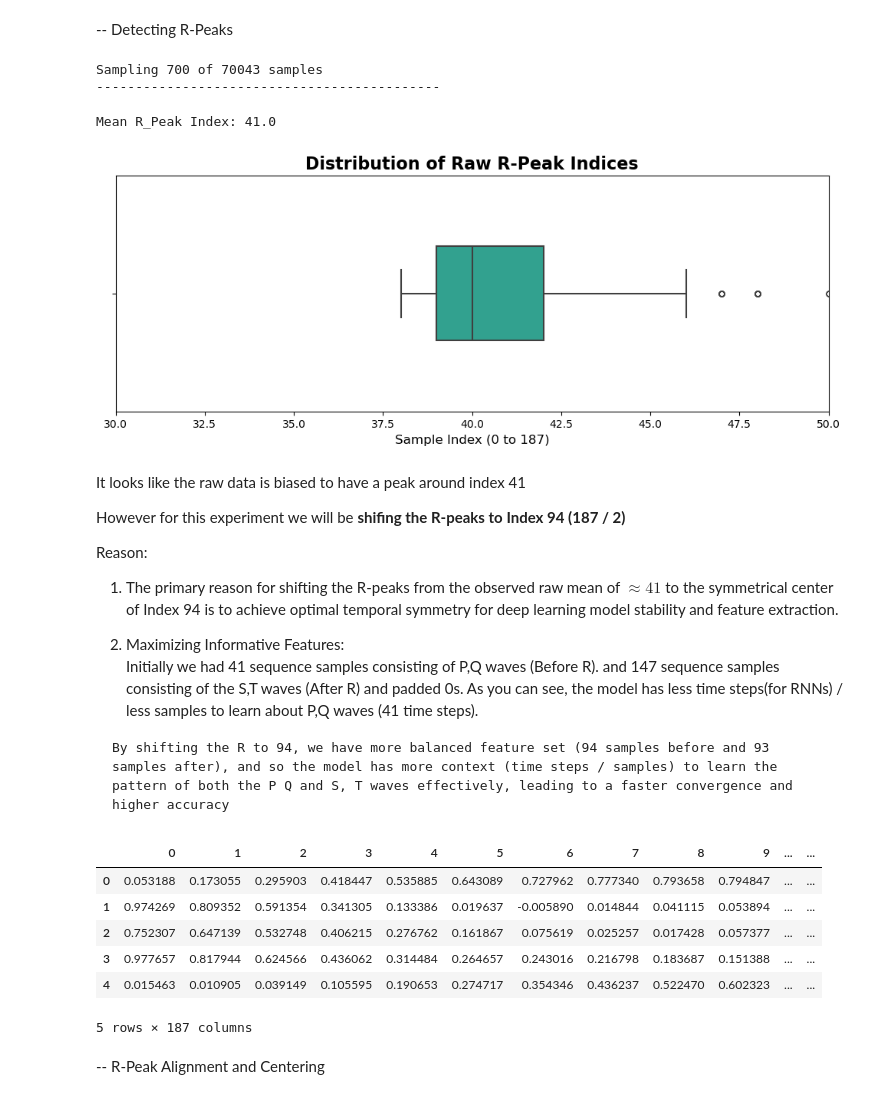
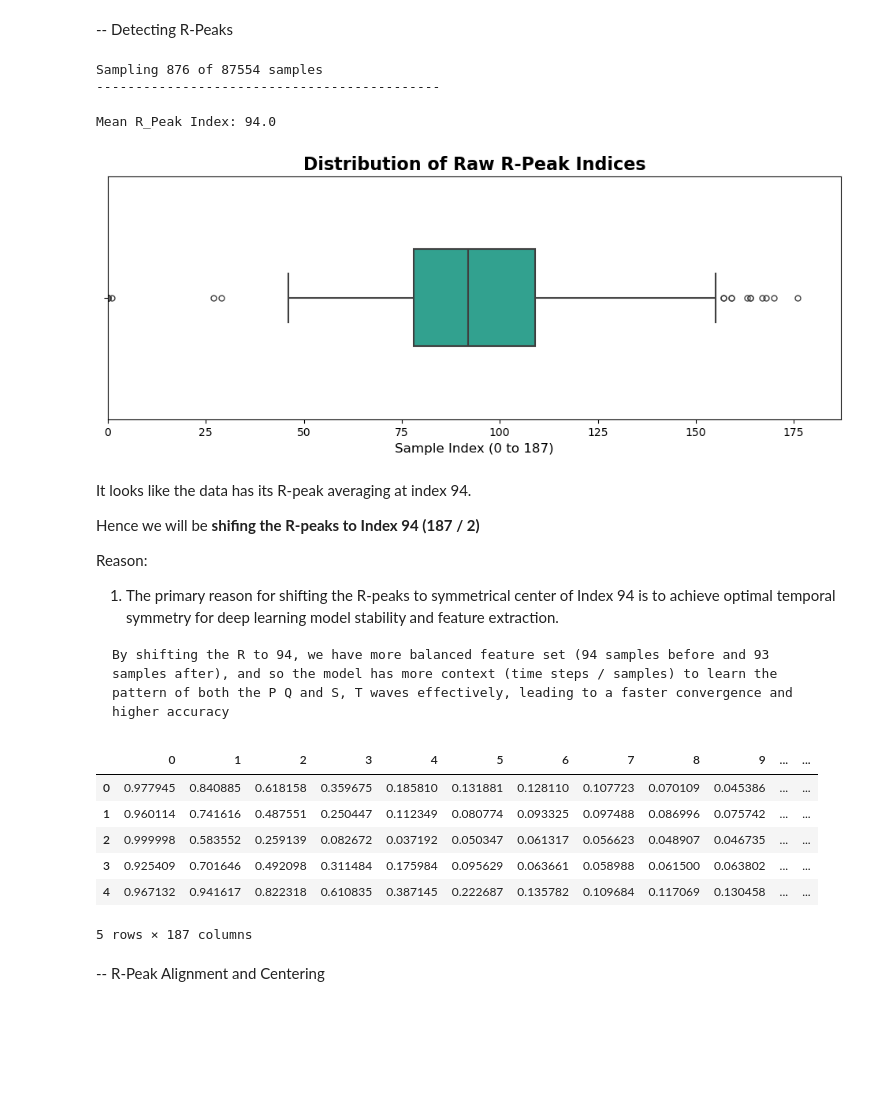
Before and after one commit to williamjohn972/Deep-Learning-for-ECG-Heartbeat-Classification, a Jupyter notebook: main.ipynb, the cells around one changed output. Cells and saved outputs as stored; diff of their text form; code cells hidden in the pictures; blank space fills up the shorter version.

```diff
--- a/main.ipynb
+++ b/main.ipynb
@@ -100,5 +85,5 @@ from utils.data import sample
 # %%
-X_train_preprocessed = np.copy(X_train)
+X_preprocessed = np.copy(X)
 # %% [markdown]
 -- Denoising using a Low-Pass Filter
 
@@ -108,9 +91,10 @@ from utils.preprocessing import apply_low_pass_filter
 # %%
-for i in tqdm(range(X_train.shape[0]), desc="Applying Low Pass Filter", leave=False):
+for i in tqdm(range(X.shape[0]), desc="Applying Low Pass Filter", leave=False):
 
-    X_sample = X_train[i]
+    X_sample = X[i]
 
-    X_train_preprocessed[i] = apply_low_pass_filter(sample=X_sample,
+    X_preprocessed[i] = apply_low_pass_filter(sample=X_sample,
                           sampling_frequency=125,
-                          cutoff_frequency=25)
+                          cutoff_frequency=25,
+                          order=3)
 # %%
@@ -130,61 +114,58 @@ plot_unique_class_samples(X_train_preprocessed,y_train,num_samples=1,
 from utils.preprocessing import get_r_peak_locations
 # %%
 # We just need a small sample because it will result in a mean close enough to the actual mean
-X_train_sample = sample(X_train, sample_size_fraction= 0.01, random_state= 42)
+X_samples = sample(X_preprocessed, sample_size_fraction= 0.01, random_state= 42)
 
-print(f"Sampling {len(X_train_sample)} of {len(X_train)} samples")
+print(f"Sampling {len(X_samples)} of {len(X_preprocessed)} samples")
 print("--------------------------------------------")
 
-r_peak_indices = get_r_peak_locations(X=X_train_sample, sampling_rate=125)
+r_peak_indices = get_r_peak_locations(X=X_samples, sampling_rate=125, method="neurokit")
 
 print(f"Mean R_Peak Index: {np.round(np.mean(r_peak_indices).item())}")
 # %% [output]
-Sampling 700 of 70043 samples
+Sampling 876 of 87554 samples
 --------------------------------------------
-Mean R_Peak Index: 41.0
+Mean R_Peak Index: 94.0
 # %%
-LOWER_LIMIT = 30
-UPPER_LIMIT = 50
+LOWER_LIMIT = 0
+UPPER_LIMIT = 187
 
 plt.figure(figsize=(12, 4))
 
 sns.boxplot(
     x=r_peak_indices,
     color="#1fb49b",
     width=0.4,
     linewidth=1.5,
     fliersize=5
 )
 
 plt.xlim(LOWER_LIMIT, UPPER_LIMIT)
 
 plt.title('Distribution of Raw R-Peak Indices', fontsize=16, fontweight='bold')
 plt.xlabel('Sample Index (0 to 187)', fontsize=12)
 
 plt.show()
 # %% [output]
-[figure, old version]
+[figure, new version]
 # %% [markdown]
-It looks like the raw data is biased to have a peak around index 41
+It looks like the data has its R-peak averaging at index 94.
 
-However for this experiment we will be **shifing the R-peaks to Index 94 (187 / 2)**
+Hence we will be **shifing the R-peaks to Index 94 (187 / 2)**
 
 Reason:
-  1) The primary reason for shifting the R-peaks from the observed raw mean of $\approx 41$ to the symmetrical center of Index 94 is to achieve optimal temporal symmetry for deep learning model stability and feature extraction.
-
-  2) Maximizing Informative Features:
-    Initially we had 41 sequence samples consisting of P,Q waves (Before R). and 147 sequence samples consisting of the S,T waves (After R) and padded 0s. As you can see, the model has less time steps(for RNNs) / less samples to learn about P,Q waves (41 time steps).
+  1) The primary reason for shifting the R-peaks to symmetrical center of Index 94 is to achieve optimal temporal symmetry for deep learning model stability and feature extraction.
 
     By shifting the R to 94, we have more balanced feature set (94 samples before and 93 samples after), and so the model has more context (time steps / samples) to learn the pattern of both the P Q and S, T waves effectively, leading to a faster convergence and higher accuracy
 # %%
-pd.DataFrame(X_train_preprocessed).head()
+pd.DataFrame(X_preprocessed).head()
 # %% [output]
 |  | 0 | 1 | 2 | 3 | 4 | 5 | 6 | 7 | 8 | 9 | ... | ... |
-| 0 | 0.053188 | 0.173055 | 0.295903 | 0.418447 | 0.535885 | 0.643089 | 0.727962 | 0.777340 | 0.793658 | 0.794847 | ... | ... |
-| 1 | 0.974269 | 0.809352 | 0.591354 | 0.341305 | 0.133386 | 0.019637 | -0.005890 | 0.014844 | 0.041115 | 0.053894 | ... | ... |
-| 2 | 0.752307 | 0.647139 | 0.532748 | 0.406215 | 0.276762 | 0.161867 | 0.075619 | 0.025257 | 0.017428 | 0.057377 | ... | ... |
-| 3 | 0.977657 | 0.817944 | 0.624566 | 0.436062 | 0.314484 | 0.264657 | 0.243016 | 0.216798 | 0.183687 | 0.151388 | ... | ... |
-| 4 | 0.015463 | 0.010905 | 0.039149 | 0.105595 | 0.190653 | 0.274717 | 0.354346 | 0.436237 | 0.522470 | 0.602323 | ... | ... |
+| 0 | 0.977945 | 0.840885 | 0.618158 | 0.359675 | 0.185810 | 0.131881 | 0.128110 | 0.107723 | 0.070109 | 0.045386 | ... | ... |
+| 1 | 0.960114 | 0.741616 | 0.487551 | 0.250447 | 0.112349 | 0.080774 | 0.093325 | 0.097488 | 0.086996 | 0.075742 | ... | ... |
+| 2 | 0.999998 | 0.583552 | 0.259139 | 0.082672 | 0.037192 | 0.050347 | 0.061317 | 0.056623 | 0.048907 | 0.046735 | ... | ... |
+| 3 | 0.925409 | 0.701646 | 0.492098 | 0.311484 | 0.175984 | 0.095629 | 0.063661 | 0.058988 | 0.061500 | 0.063802 | ... | ... |
+| 4 | 0.967132 | 0.941617 | 0.822318 | 0.610835 | 0.387145 | 0.222687 | 0.135782 | 0.109684 | 0.117069 | 0.130458 | ... | ... |
 5 rows × 187 columns
 # %% [markdown]
 -- R-Peak Alignment and Centering
```
Also changed, not shown: parts of 32 cells of this notebook, 1 other file.
